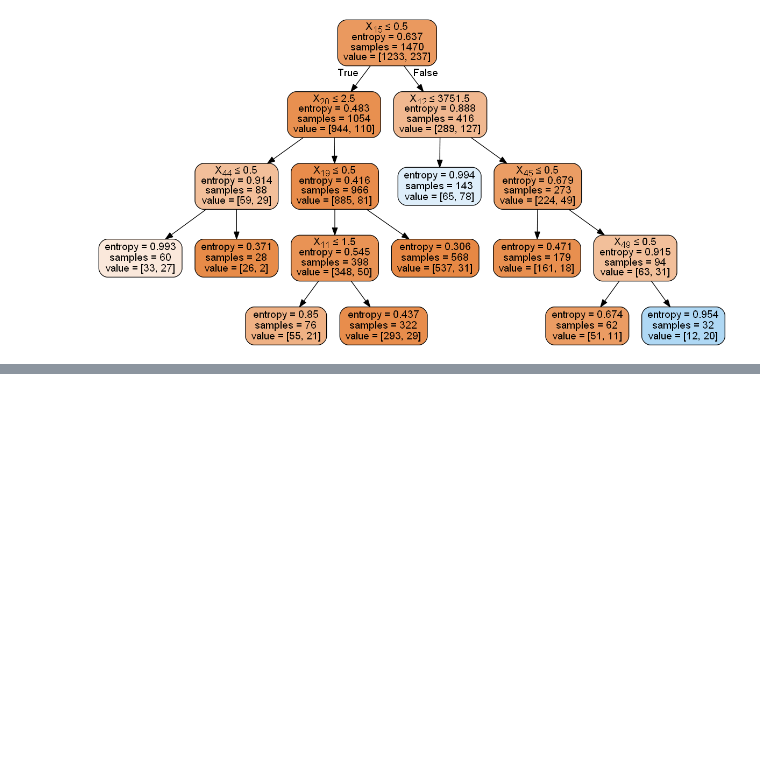
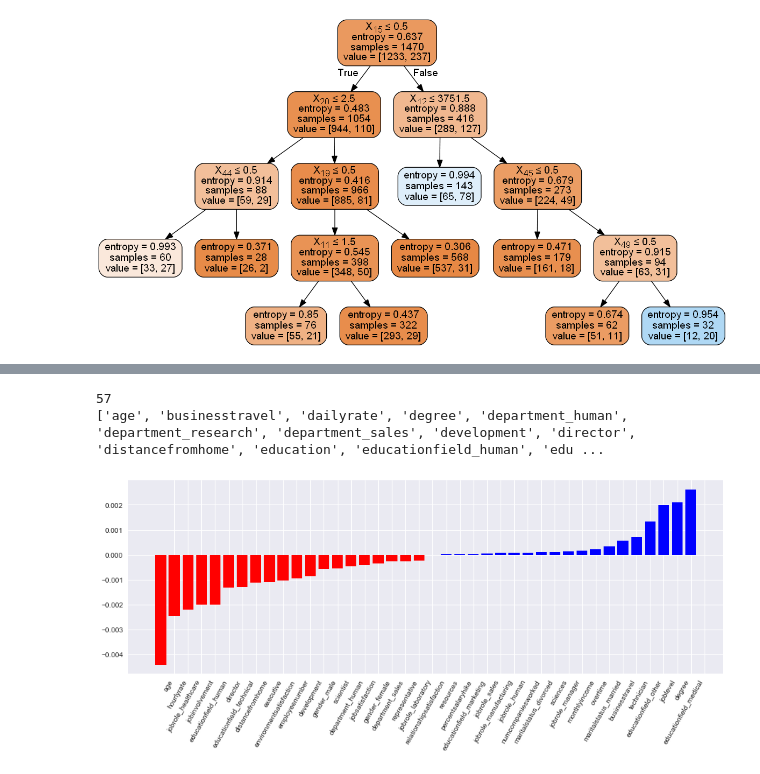
Before and after one commit to mmd52/HR_Employee_Attrition, a Jupyter notebook: Feature_Selection.ipynb, the cells around one changed output, grey strips where cells are left out. Saved outputs shown, nothing was run; the diff lists cells and outputs as text; code cells hidden in the pictures; blank space fills up the shorter version.

Commit message:
FinalDataMining

```diff
--- a/Feature_Selection.ipynb
+++ b/Feature_Selection.ipynb
@@ -121,0 +135,14 @@ Image(graph.create_png())
+# %%
+# load data
+df = pd.read_csv("MainEncodedData.csv")
+del df['Unnamed: 0']
+y=df['Attrition']
+x=df.drop(df.columns[1], axis = 1)
+
+# Feature Extraction with RFE
+model = LogisticRegression()
+rfe = RFE(model, 3)
+fit = rfe.fit(x, y)
+print("Num Features: "+str(fit.n_features_))
+print("Selected Features: "+str(fit.support_))
+print("Feature Ranking: "+str(fit.ranking_))
@@ -121,0 +159,24 @@ Image(graph.create_png())
+# %%
+def plot_coefficients(classifier, feature_names, top_features=20):
+ coef = classifier.coef_.ravel()
+ top_positive_coefficients = np.argsort(coef)[-top_features:]
+ top_negative_coefficients = np.argsort(coef)[:top_features]
+ top_coefficients = np.hstack([top_negative_coefficients, top_positive_coefficients])
+ # create plot
+ plt.figure(figsize=(15, 5))
+ colors = ['red' if c < 0 else 'blue' for c in coef[top_coefficients]]
+ plt.bar(np.arange(2 * top_features), coef[top_coefficients], color=colors)
+ feature_names = np.array(feature_names)
+ plt.xticks(np.arange(1, 1 + 2 * top_features), feature_names[top_coefficients], rotation=60, ha='right')
+ plt.show()
+cv = CountVectorizer()
+cv.fit(x)
+print (len(cv.vocabulary_))
+print (cv.get_feature_names())
+svm = LinearSVC()
+svm.fit(x, y)
+plot_coefficients(svm, cv.get_feature_names())
+# %% [output]
+57
+['age', 'businesstravel', 'dailyrate', 'degree', 'department_human', 'department_research', 'department_sales', 'development', 'director', 'distancefromhome', 'education', 'educationfield_human', 'edu ...
+[figure, added]
```
Also changed, not shown: parts of 3 cells of this notebook, 17 other files.
